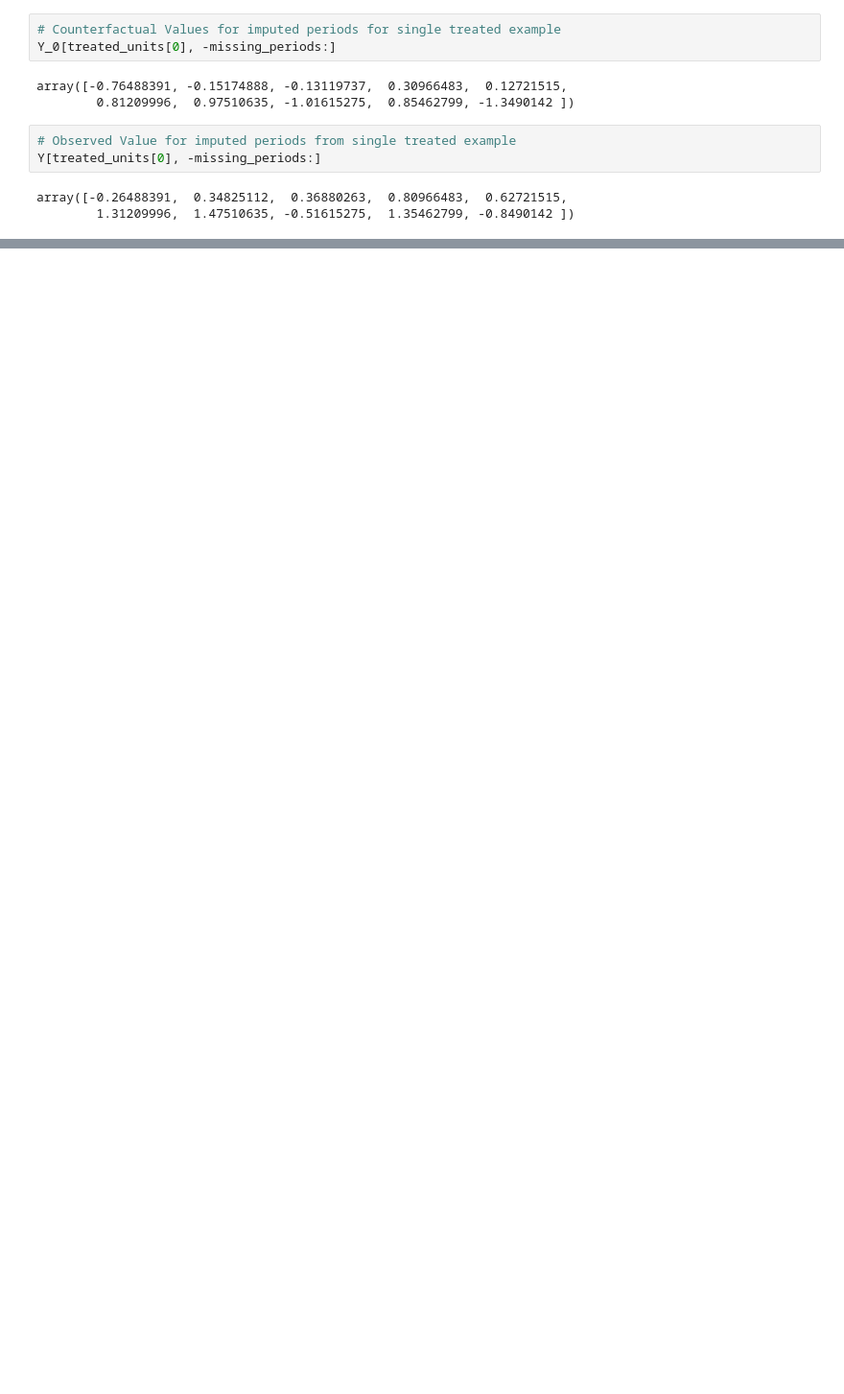
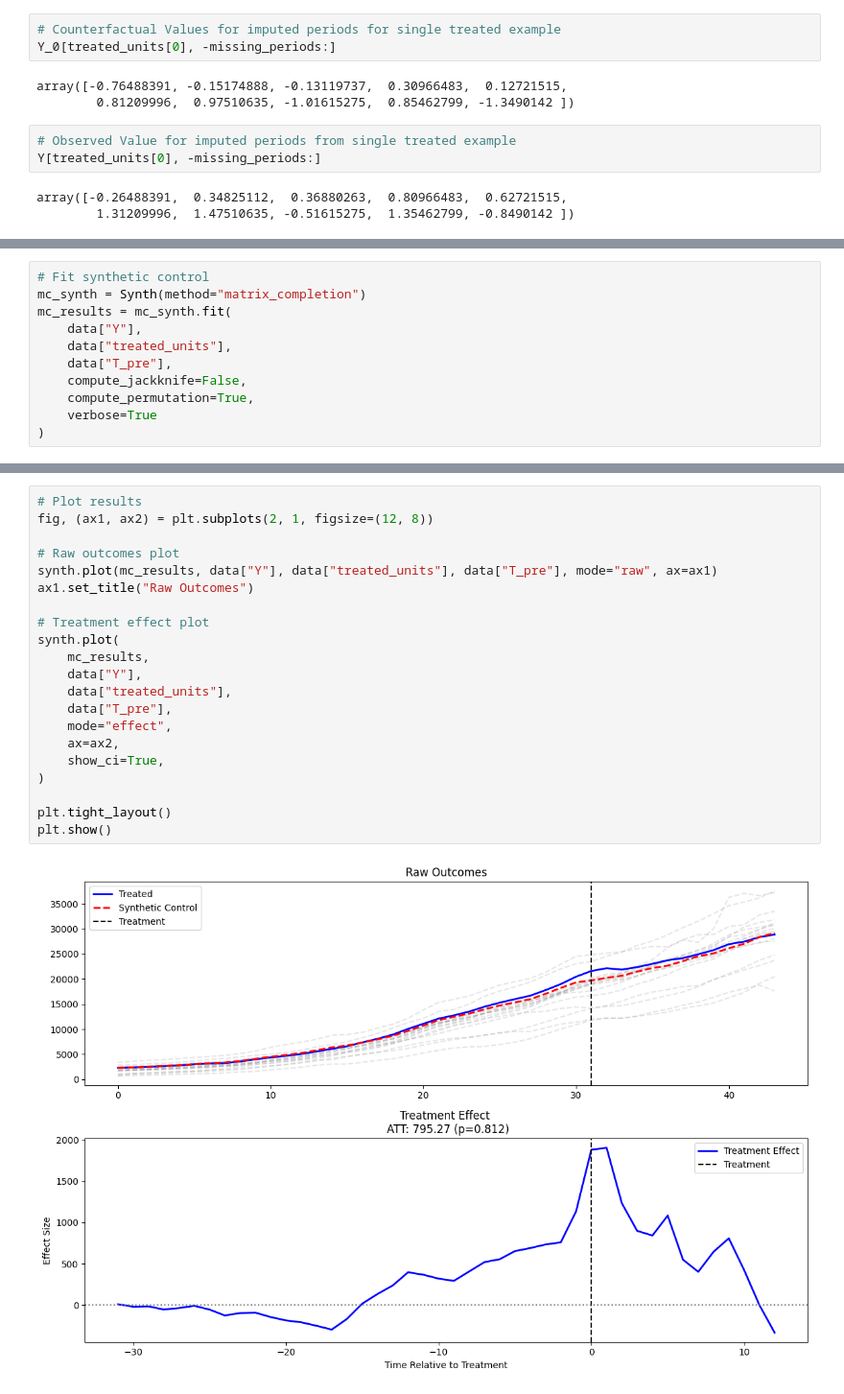
Before and after one commit to apoorvalal/synthlearners, a Jupyter notebook: notebooks/demo_mcnnm.ipynb, the cells around one changed output, grey strips where cells are left out. Shown: that part at 96% size. Drawn from its saved outputs; the diff is of its cells as text; blank space fills up the shorter version.

```diff
--- a/notebooks/demo_mcnnm.ipynb
+++ b/notebooks/demo_mcnnm.ipynb
@@ -103,0 +156,11 @@ Treatment Effect Bias 0.009983685543181742
+# %%
+# Fit synthetic control
+mc_synth = Synth(method="matrix_completion")
+mc_results = mc_synth.fit(
+    data["Y"],
+    data["treated_units"],
+    data["T_pre"],
+    compute_jackknife=False,
+    compute_permutation=True,
+    verbose=True
+)
@@ -103,0 +185,23 @@ Treatment Effect Bias 0.009983685543181742
+# %%
+# Plot results
+fig, (ax1, ax2) = plt.subplots(2, 1, figsize=(12, 8))
+
+# Raw outcomes plot
+synth.plot(mc_results, data["Y"], data["treated_units"], data["T_pre"], mode="raw", ax=ax1)
+ax1.set_title("Raw Outcomes")
+
+# Treatment effect plot
+synth.plot(
+    mc_results,
+    data["Y"],
+    data["treated_units"],
+    data["T_pre"],
+    mode="effect",
+    ax=ax2,
+    show_ci=True,
+)
+
+plt.tight_layout()
+plt.show()
+# %% [output]
+[figure, added]
```
Also changed, not shown: parts of 14 cells of this notebook, 4 other files.
